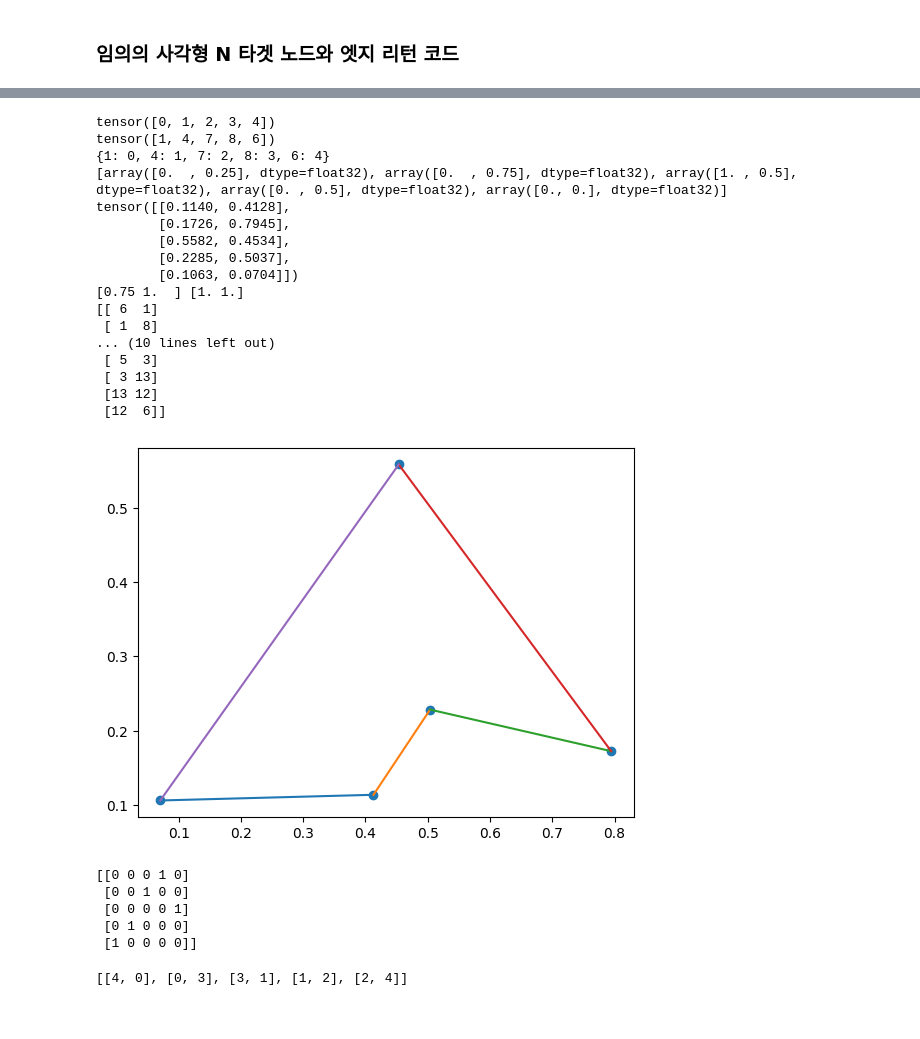
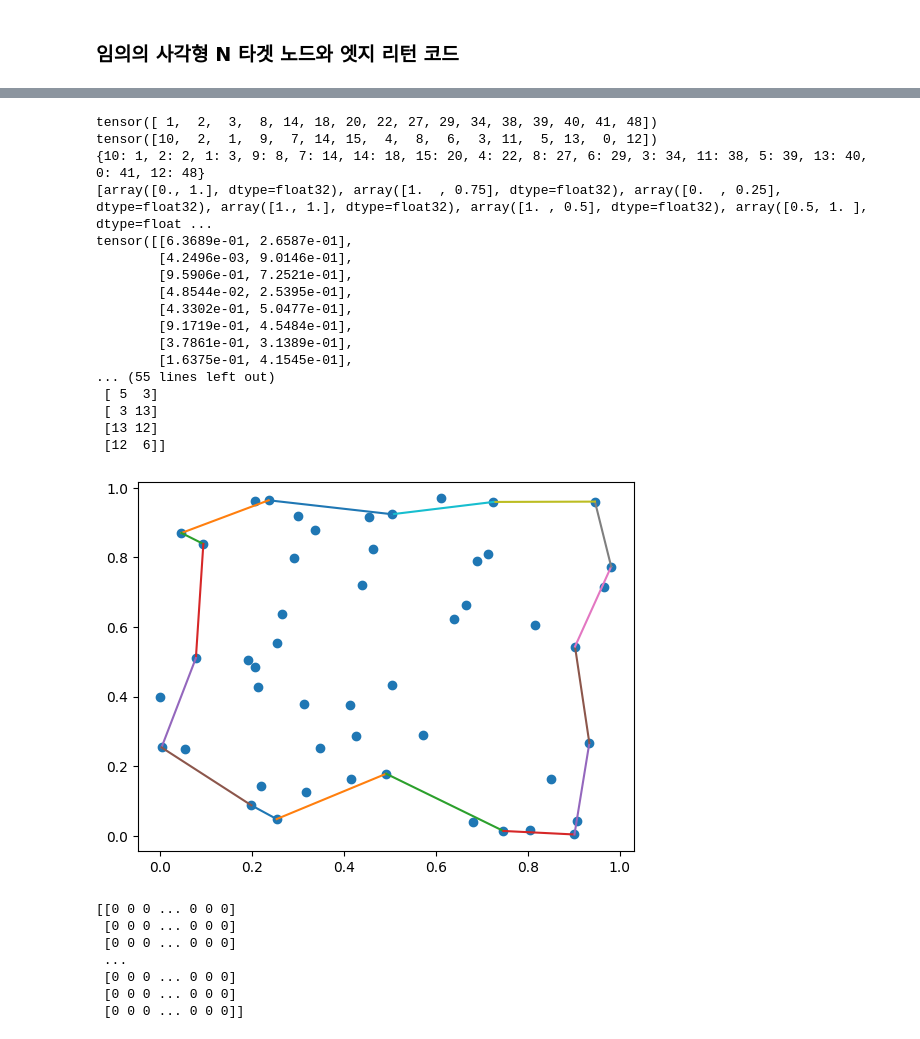
Before and after one commit to tmits37/relationformer, a Jupyter notebook: test.ipynb, the cells around one changed output, grey strips where cells are left out. Saved outputs shown, nothing was run; the diff lists cells and outputs as text; code cells hidden in the pictures.

```diff
--- a/test.ipynb
+++ b/test.ipynb
@@ -304,7 +298,7 @@ from models.DGS import HungarianMatcher
 import torch
 
 N = len(nodes)
-K = 5
+K = 50
 
 matcher = HungarianMatcher()
 matcher.eval()
@@ -320,53 +314,53 @@ print(mapping)
 gt = [nodes[node] for node in out[0][1]]
 sample = output['pred_nodes'][0]
 print(gt)
 print(sample)
 print(nodes[0],nodes[9])
 print(edges)
 plt.scatter(sample[:,1], sample[:,0])
 if K<N:
     mapping2 = {edge[0]: edge[1] for edge in edges}
     sample_edge = []
     for i, j in edges:
         if i not in mapping:
             while i not in mapping:
                 i = mapping2[i]
         if j not in mapping:
             while j not in mapping:
                 j = mapping2[j]
         if mapping[i] != mapping[j]:
             sample_edge.append([mapping[i],mapping[j]])
 else:
     sample_edge = [[mapping[i],mapping[j]] for i, j in edges]
 for e in sample_edge:
     plt.plot(sample[e,1], sample[e,0])
 plt.show()
 print(generate_directed_adjacency_matrix(sample_edge))
 # %% [output]
-tensor([0, 1, 2, 3, 4])
-tensor([1, 4, 7, 8, 6])
-{1: 0, 4: 1, 7: 2, 8: 3, 6: 4}
-[array([0.  , 0.25], dtype=float32), array([0.  , 0.75], dtype=float32), array([1. , 0.5], dtype=float32), array([0. , 0.5], dtype=float32), array([0., 0.], dtype=float32)]
-tensor([[0.1140, 0.4128],
-        [0.1726, 0.7945],
-        [0.5582, 0.4534],
-        [0.2285, 0.5037],
-        [0.1063, 0.0704]])
-[0.75 1.  ] [1. 1.]
-[[ 6  1]
- [ 1  8]
-... (10 lines left out)
+tensor([ 1,  2,  3,  8, 14, 18, 20, 22, 27, 29, 34, 38, 39, 40, 41, 48])
+tensor([10,  2,  1,  9,  7, 14, 15,  4,  8,  6,  3, 11,  5, 13,  0, 12])
+{10: 1, 2: 2, 1: 3, 9: 8, 7: 14, 14: 18, 15: 20, 4: 22, 8: 27, 6: 29, 3: 34, 11: 38, 5: 39, 13: 40, 0: 41, 12: 48}
+[array([0., 1.], dtype=float32), array([1.  , 0.75], dtype=float32), array([0.  , 0.25], dtype=float32), array([1., 1.], dtype=float32), array([1. , 0.5], dtype=float32), array([0.5, 1. ], dtype=float ...
+tensor([[6.3689e-01, 2.6587e-01],
+        [4.2496e-03, 9.0146e-01],
+        [9.5906e-01, 7.2521e-01],
+        [4.8544e-02, 2.5395e-01],
+        [4.3302e-01, 5.0477e-01],
+        [9.1719e-01, 4.5484e-01],
+        [3.7861e-01, 3.1389e-01],
+        [1.6375e-01, 4.1545e-01],
+... (55 lines left out)
  [ 5  3]
  [ 3 13]
  [13 12]
  [12  6]]
-[figure, old version]
+[figure, new version]
-[[0 0 0 1 0]
- [0 0 1 0 0]
- [0 0 0 0 1]
- [0 1 0 0 0]
- [1 0 0 0 0]]
+[[0 0 0 ... 0 0 0]
+ [0 0 0 ... 0 0 0]
+ [0 0 0 ... 0 0 0]
+ ...
+ [0 0 0 ... 0 0 0]
+ [0 0 0 ... 0 0 0]
+ [0 0 0 ... 0 0 0]]
 # %%
 sample_edge
-# %% [output]
-[[4, 0], [0, 3], [3, 1], [1, 2], [2, 4]]
```
Also changed, not shown: parts of 4 cells of this notebook, 14 other files.
